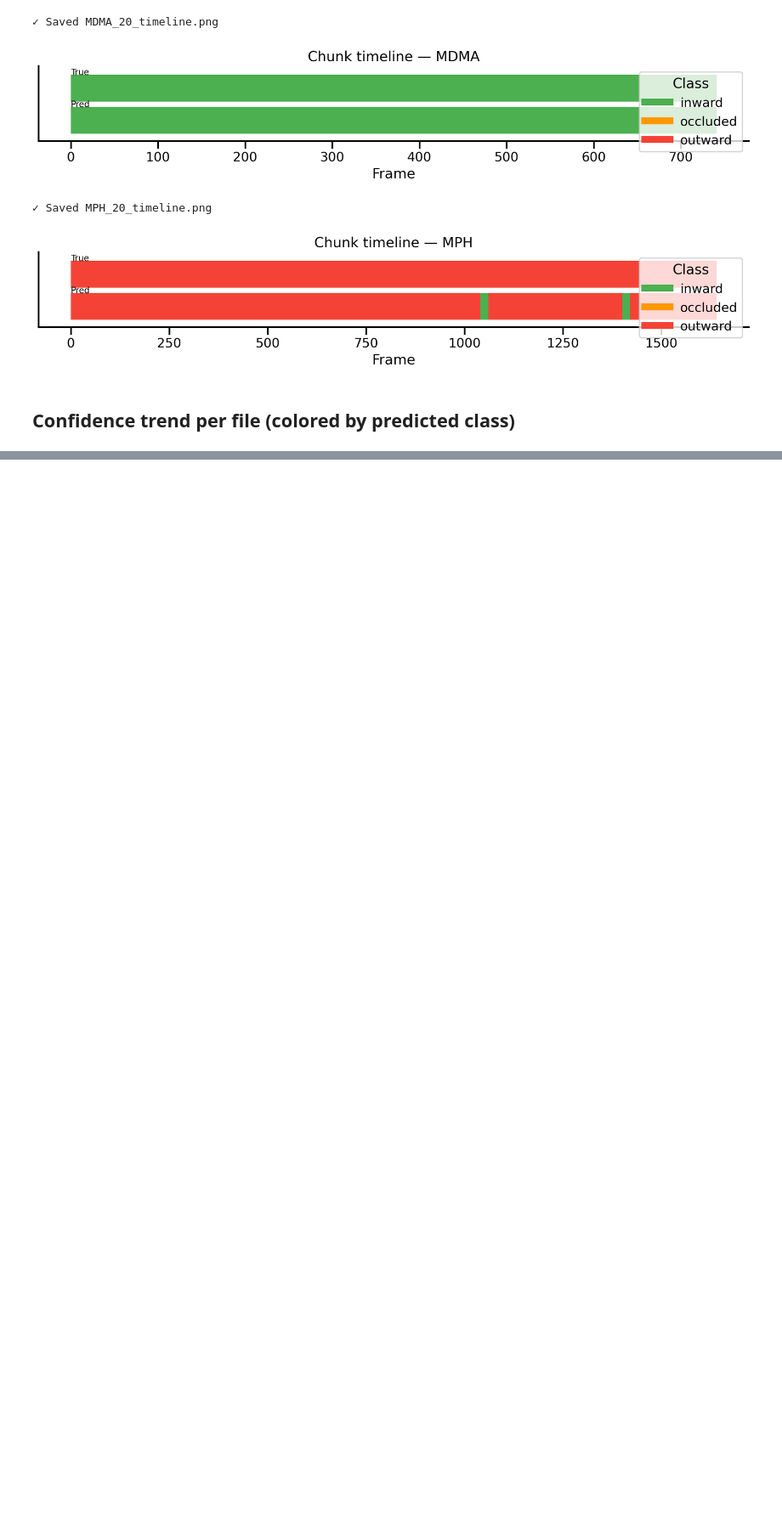
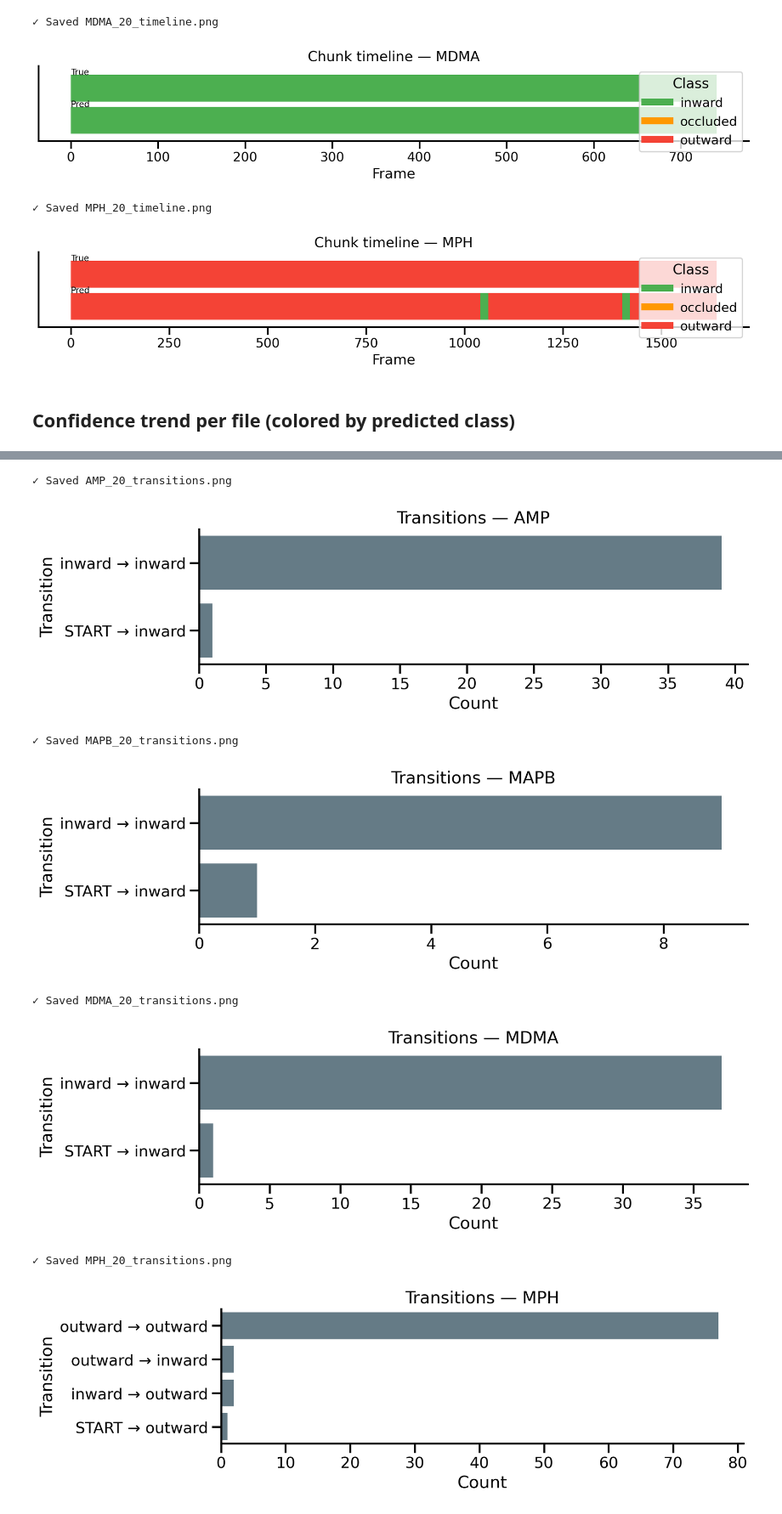
Before and after one commit to Amir-Tav/AI-in-Drug-Discovery-, a Jupyter notebook: presentation_figs/fig.ipynb, the cells around one changed output, grey strips where cells are left out. Shown at 85% size. Saved outputs shown, nothing was run; the diff lists cells and outputs as text; code cells hidden in the pictures; blank space fills up the shorter version.

```diff
--- a/presentation_figs/fig.ipynb
+++ b/presentation_figs/fig.ipynb
@@ -128,0 +196,33 @@ for df in dfs:
+# %%
+def plot_transitions(df, savepath=None):
+    trans = (df["pred_class"].shift(1).fillna("START") + " → " + df["pred_class"]).value_counts()
+    fig, ax = plt.subplots(figsize=(10, 3.2))
+    sns.barplot(x=trans.values, y=trans.index, ax=ax, color="#607D8B")
+    ax.set_xlabel("Count"); ax.set_ylabel("Transition")
+    ax.set_title(f"Transitions — {title_from_name(df['source_file'].iloc[0])}")
+    plt.tight_layout()
+    if savepath: savefig(fig, savepath)
+    plt.show()
+
+for df in dfs:
+    plot_transitions(df, savepath=FIG_DIR / f"{df['source_file'].iloc[0]}_transitions.png")
+
+# Overall transitions across all files
+if dfs:
+    big = pd.concat(dfs, ignore_index=True)
+    trans_all = (big["pred_class"].shift(1).fillna("START") + " → " + big["pred_class"]).value_counts()
+    fig, ax = plt.subplots(figsize=(10, 3.5))
+    sns.barplot(x=trans_all.values, y=trans_all.index, ax=ax, color="#455A64")
+    ax.set_xlabel("Count"); ax.set_ylabel("Transition"); ax.set_title("Transitions — ALL")
+    plt.tight_layout()
+    savefig(fig, FIG_DIR / "ALL_transitions.png")
+    plt.show()
+# %% [output]
+✓ Saved AMP_20_transitions.png
+[figure, added]
+✓ Saved MAPB_20_transitions.png
+[figure, added]
+✓ Saved MDMA_20_transitions.png
+[figure, added]
+✓ Saved MPH_20_transitions.png
+[figure, added]
```
Also changed, not shown: parts of 15 cells of this notebook, 11 other files.
